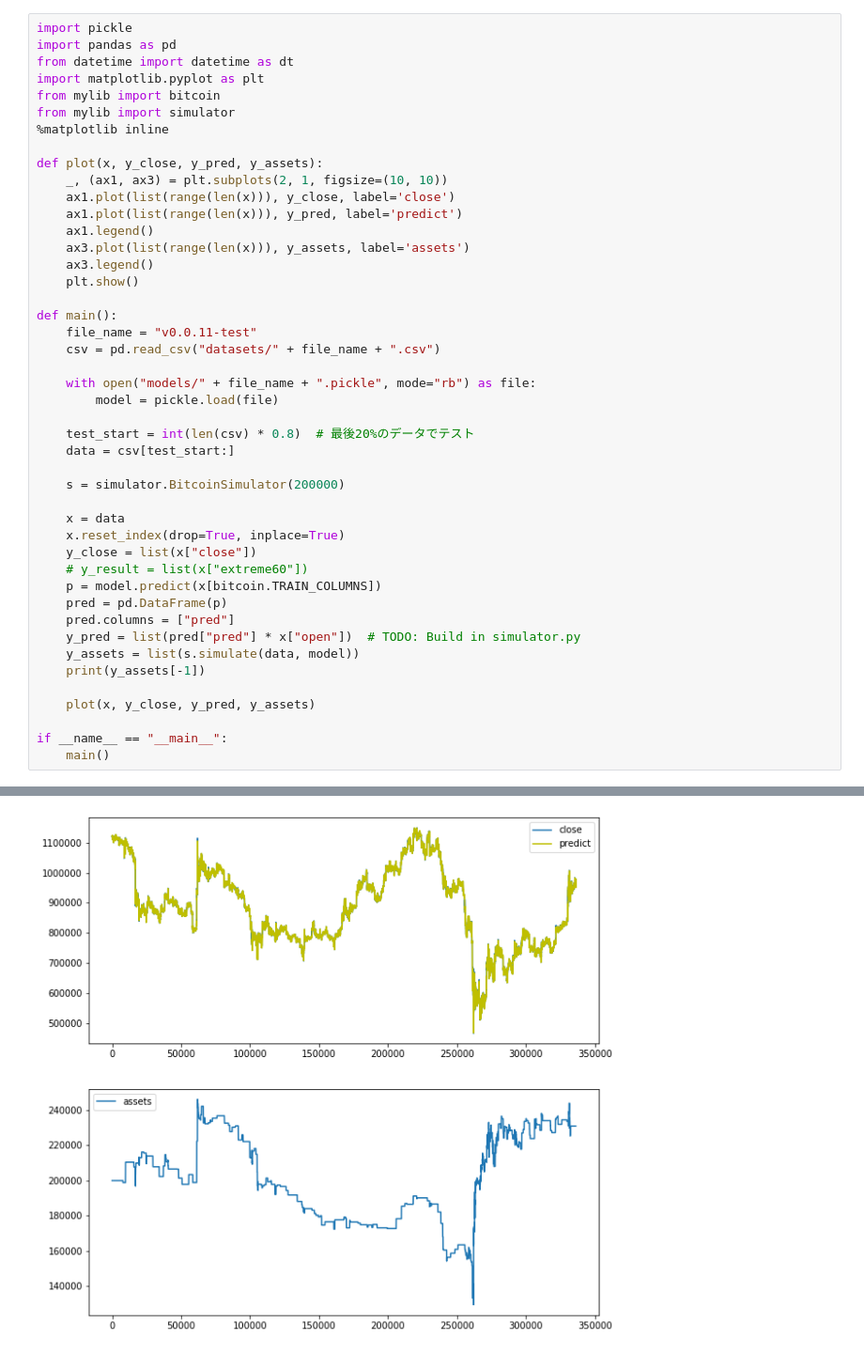
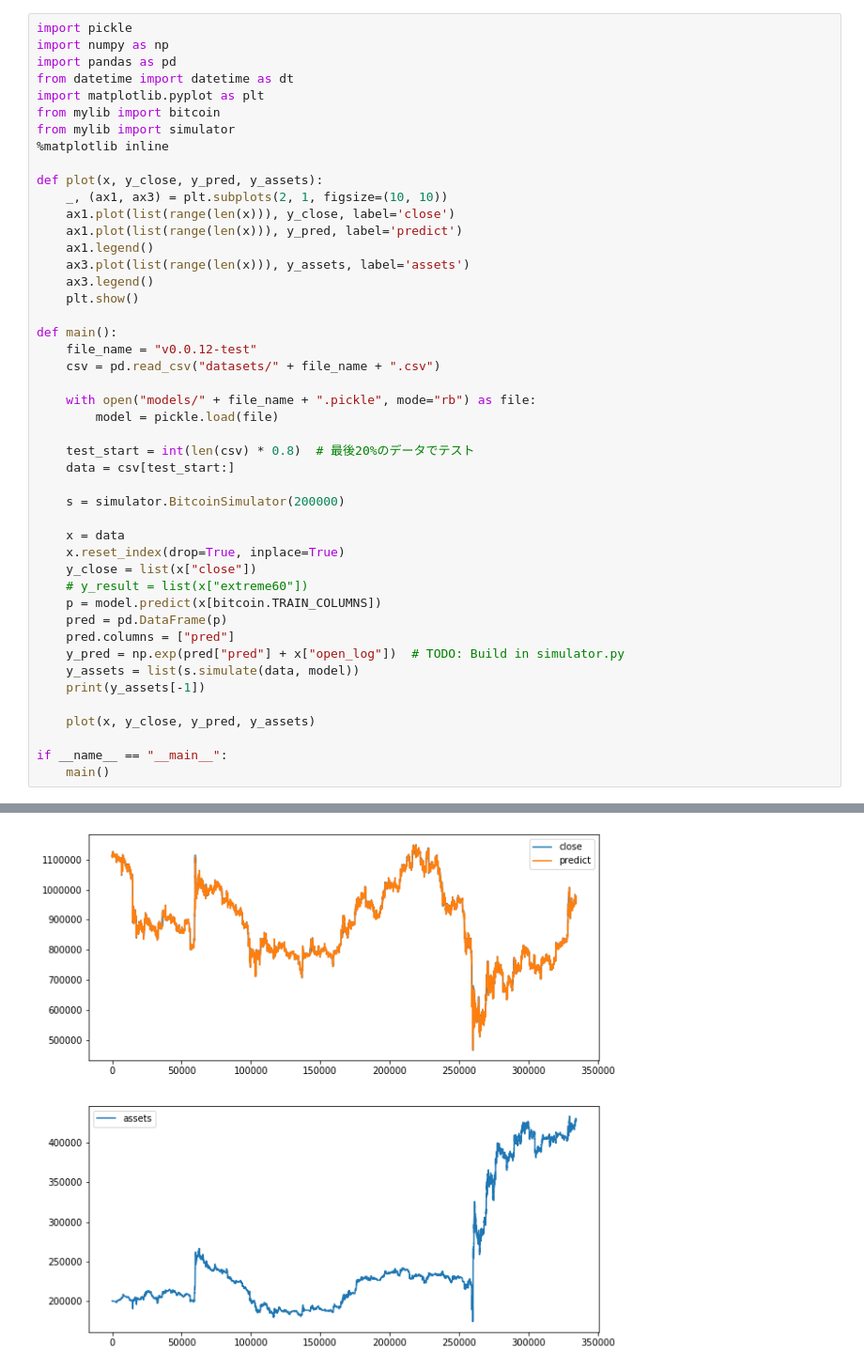
Before and after one commit to awesomest/mytrader, a Jupyter notebook: simulate_trading.ipynb, the cells around one changed output, grey strips where cells are left out. Shown at 94% size. Saved outputs shown, nothing was run; the diff lists cells and outputs as text.

```diff
--- a/simulate_trading.ipynb
+++ b/simulate_trading.ipynb
@@ -1,5 +1,6 @@
 # %%
 import pickle
+import numpy as np
 import pandas as pd
 from datetime import datetime as dt
 import matplotlib.pyplot as plt
@@ -17,7 +18,7 @@ def plot(x, y_close, y_pred, y_assets):
     plt.show()
 
 def main():
-    file_name = "v0.0.11-test"
+    file_name = "v0.0.12-test"
     csv = pd.read_csv("datasets/" + file_name + ".csv")
 
     with open("models/" + file_name + ".pickle", mode="rb") as file:
@@ -35,7 +36,7 @@ def main():
     p = model.predict(x[bitcoin.TRAIN_COLUMNS])
     pred = pd.DataFrame(p)
     pred.columns = ["pred"]
-    y_pred = list(pred["pred"] * x["open"])  # TODO: Build in simulator.py
+    y_pred = np.exp(pred["pred"] + x["open_log"])  # TODO: Build in simulator.py
     y_assets = list(s.simulate(data, model))
     print(y_assets[-1])
 
@@ -65 +66 @@ if __name__ == "__main__":
-[figure, old version]
+[figure, new version]
```
Also changed, not shown: parts of 1 cell of this notebook, 5 other files.
